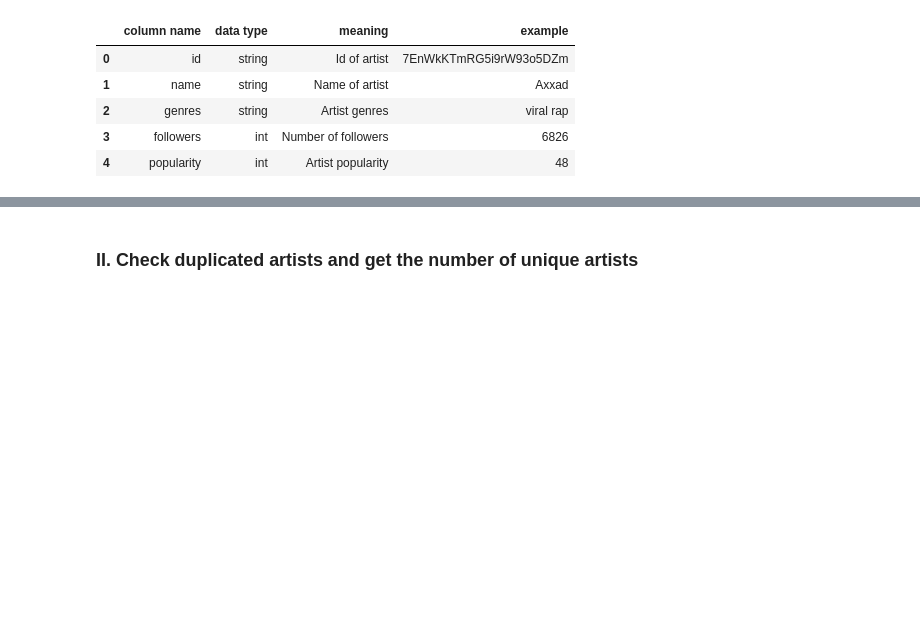
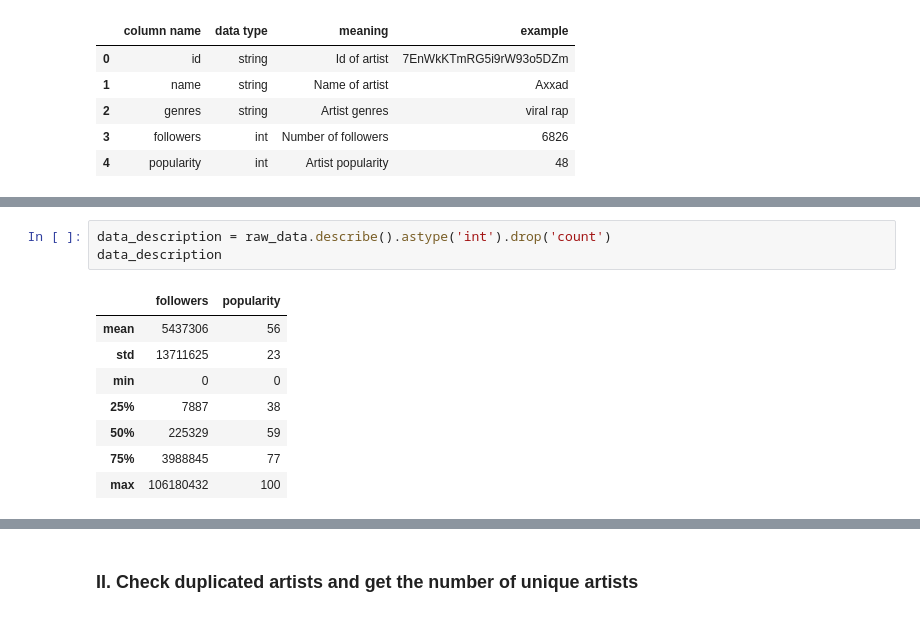
Before and after one commit to quytrungg/Final_Project_CSC14119, a Jupyter notebook: artists_data_exploration.ipynb, the cells around one changed output, grey strips where cells are left out. Drawn from its saved outputs; the diff is of its cells as text; blank space fills up the shorter version.

```diff
--- a/artists_data_exploration.ipynb
+++ b/artists_data_exploration.ipynb
@@ -41,0 +65,12 @@ artists_data_des
+# %%
+data_description = raw_data.describe().astype('int').drop('count')
+data_description
+# %% [output]
+|  | followers | popularity |
+| mean | 5437306 | 56 |
+| std | 13711625 | 23 |
+| min | 0 | 0 |
+| 25% | 7887 | 38 |
+| 50% | 225329 | 59 |
+| 75% | 3988845 | 77 |
+| max | 106180432 | 100 |
```
Also changed, not shown: parts of 32 cells of this notebook, 1 other file.
